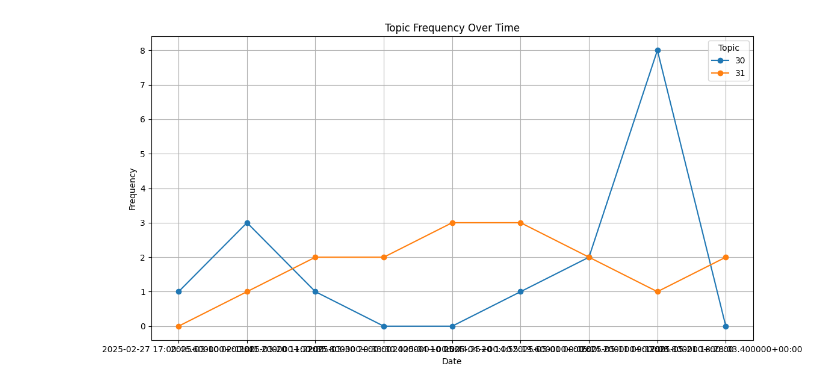
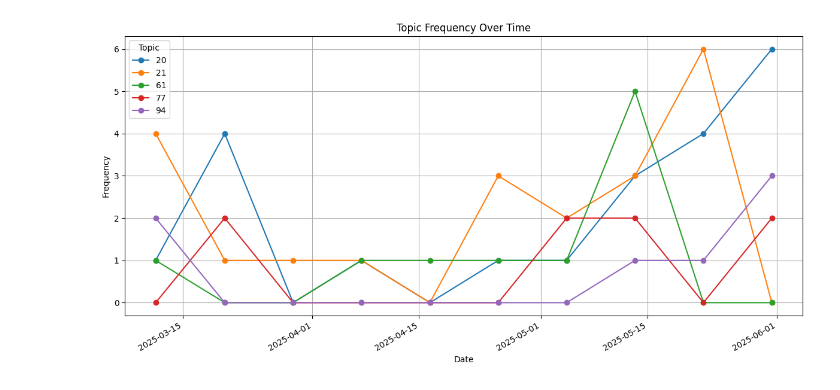
Before and after one commit to Hannah1171/skincare_analysis, a Jupyter notebook: notebooks/trends_new.ipynb, the cells around one changed output. Cells and saved outputs as stored; diff of their text form; code cells hidden in the pictures.

Commit message:
Trend % successful post

```diff
--- a/notebooks/trends_new.ipynb
+++ b/notebooks/trends_new.ipynb
@@ -0,0 +1,10 @@
+# %%
+import pandas as pd
+import matplotlib.pyplot as plt
+
+# Load trends
+df = pd.read_csv('../data/trends.csv', parse_dates=['Timestamp'])
+df = df[df['Topic'] != -1]
+top_trends = pd.read_csv('../data/trend_top.csv')
+topic_ids = top_trends['TopicID']
+df = df[df['Topic'].isin(topic_ids)]
@@ -1,31 +29,23 @@
 # %%
-import pandas as pd
-import matplotlib.pyplot as plt
-
-# Load trends
-df = pd.read_csv('../data/trends.csv', parse_dates=['Timestamp'])
-df = df[df['Topic'] != -1]
-df = df[df['Topic'].isin([30, 31])]
-
 # 1) Group by Timestamp & Topic to aggregate Frequency
 grouped = (
     df
     .groupby(['Timestamp', 'Topic'])['Frequency']
     .sum()
     .reset_index()
 )
 
 # 2) Pivot so each Topic is a column
 pivot = grouped.pivot(index='Timestamp', columns='Topic', values='Frequency').fillna(0)
 
 # 3) Plot
 pivot.plot(figsize=(12, 6), marker='o')
 plt.title('Topic Frequency Over Time')
 plt.xlabel('Date')
 plt.ylabel('Frequency')
 plt.legend(title='Topic')
 plt.grid(True)
 plt.tight_layout()
 plt.show()
 # %% [output]
-[figure, old version]
+[figure, new version]
```
Also changed, not shown: parts of 2 cells of this notebook, 14 other files.
